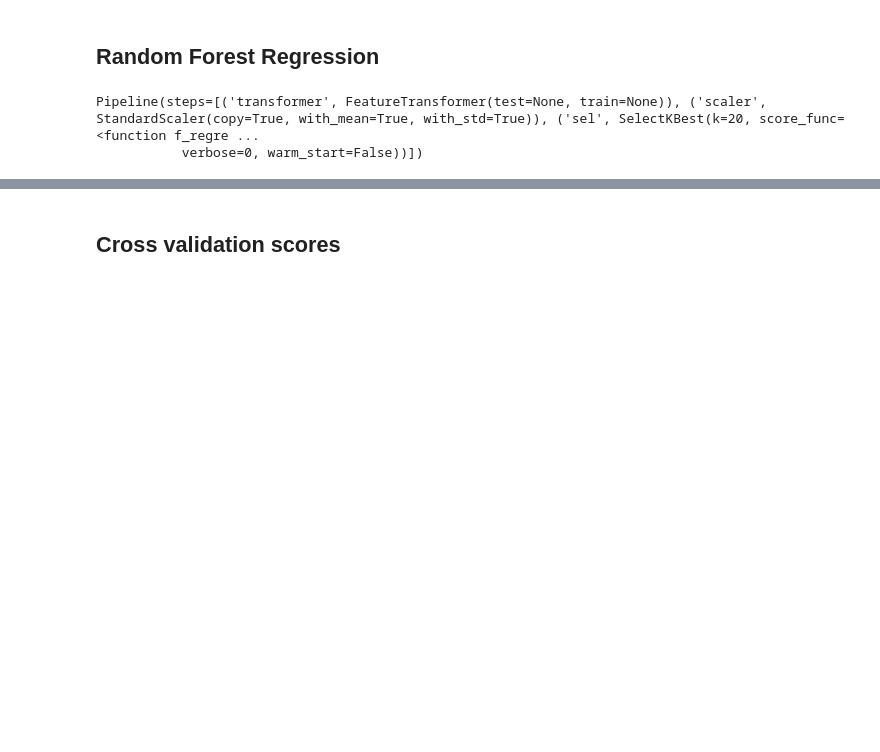
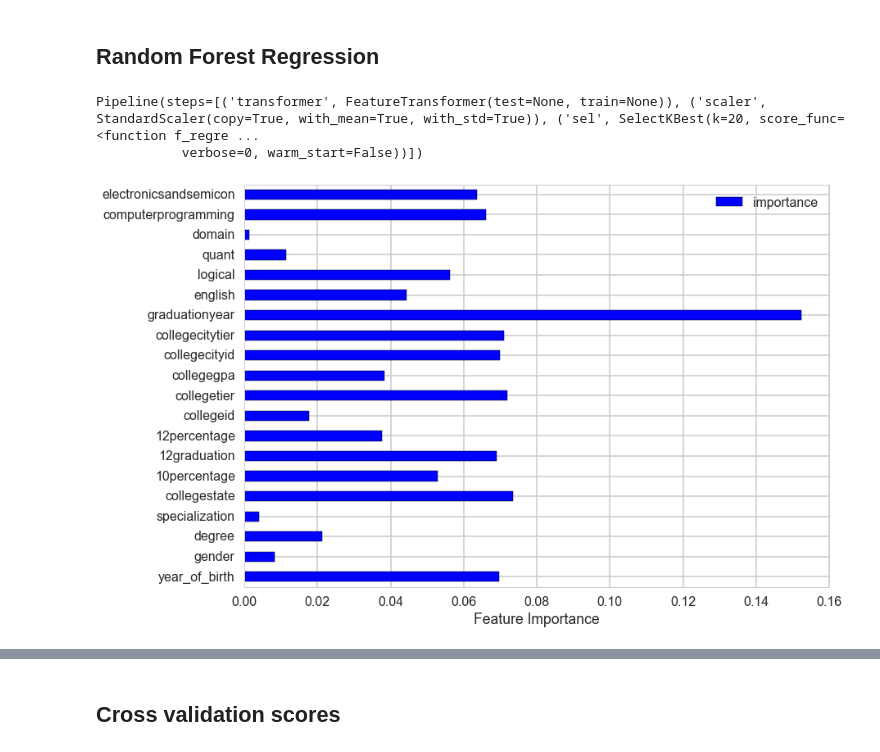
Before and after one commit to numb3r33/CoDS2016, a Jupyter notebook: Modelling.ipynb, the cells around one changed output, grey strips where cells are left out. Saved outputs shown, nothing was run; the diff lists cells and outputs as text; code cells hidden in the pictures; blank space fills up the shorter version.

```diff
--- a/Modelling.ipynb
+++ b/Modelling.ipynb
@@ -345,7 +345,10 @@ rf_comp = pipeline.get_params()['rf']
 feat_importances = pd.DataFrame(zip(feature_names, rf_comp.feature_importances_), columns = ['features', 'importance'])
 # %%
 feat_importances.plot(kind='barh')
+plt.xlabel('Feature Importance')
 plt.yticks(feat_importances.index.values, feat_importances.features, rotation='horizontal');
+# %% [output]
+[figure, added]
 # %%
 predsTrain = pipeline.predict(X_train)
 predsTest = pipeline.predict(X_test)
```
Also changed, not shown: parts of 42 cells of this notebook, 1 other file.
